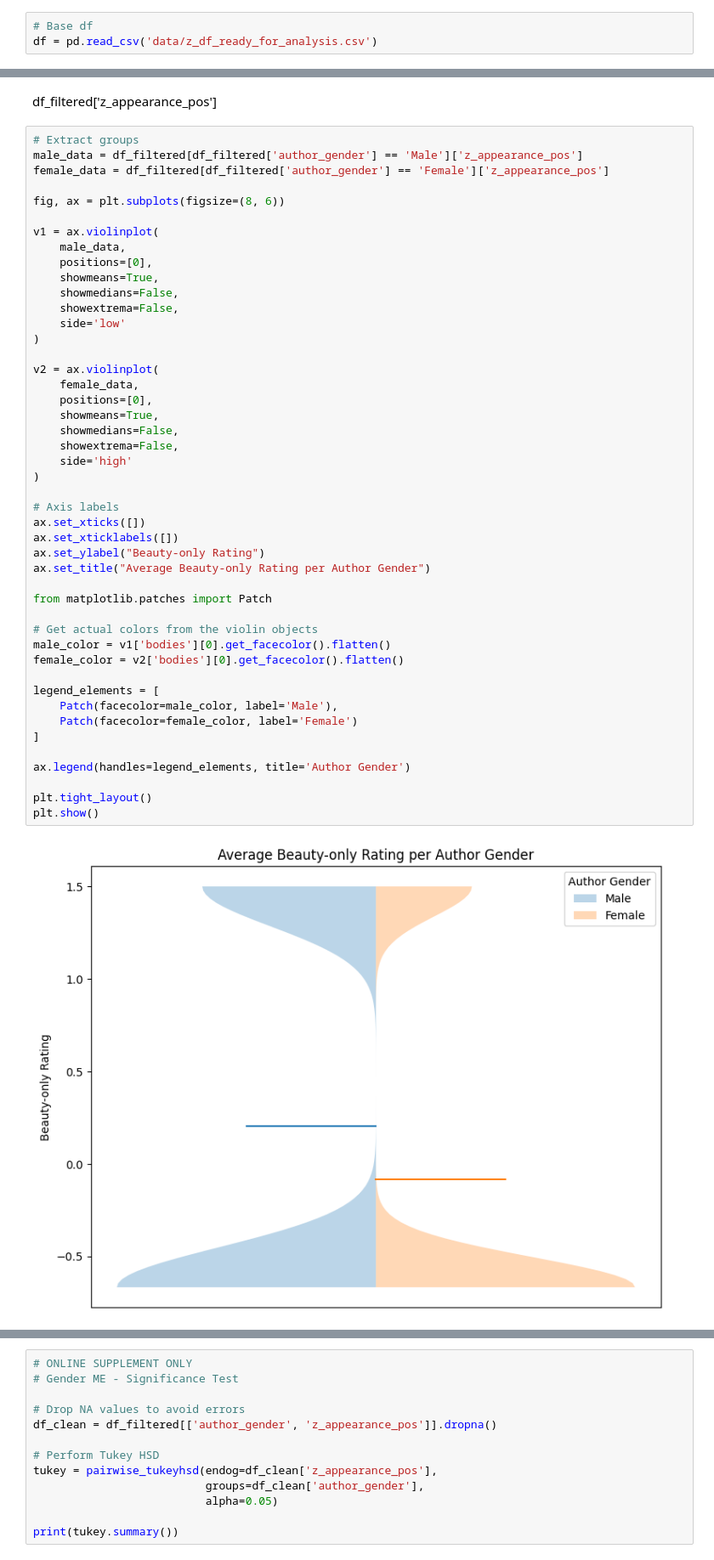
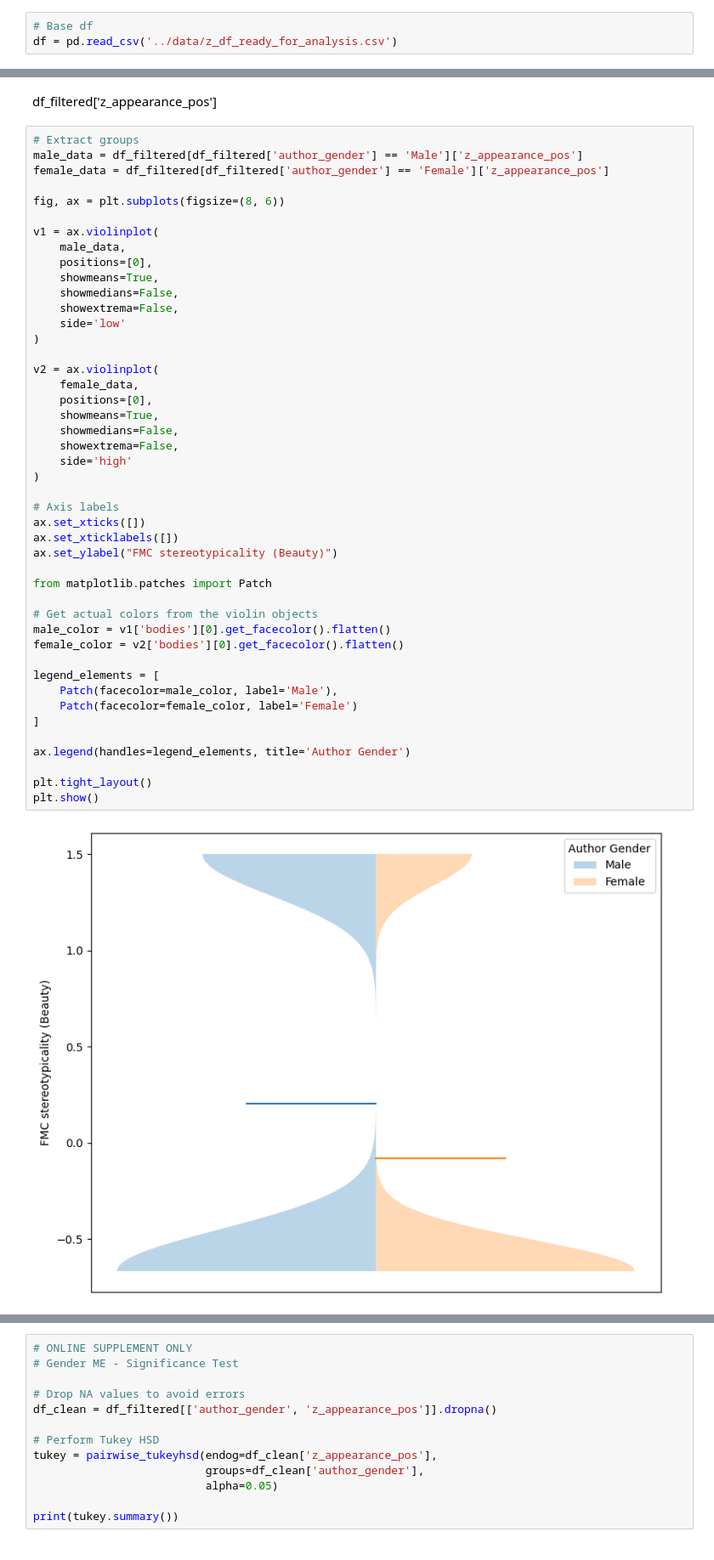
Before and after one commit to hannesrosenbusch/FMC_stereotypicality_and_author_gender, a Jupyter notebook: analysis scripts/5 analysis.ipynb, the cells around one changed output, grey strips where cells are left out. Shown at 85% size. Saved outputs shown, nothing was run; the diff lists cells and outputs as text.

```diff
--- a/analysis scripts/5 analysis.ipynb
+++ b/analysis scripts/5 analysis.ipynb
@@ -15,7 +15,7 @@ from scipy.stats import zscore
 import numpy as np
 # %%
 # Base df
-df = pd.read_csv('data/z_df_ready_for_analysis.csv')
+df = pd.read_csv('../data/z_df_ready_for_analysis.csv')
 # %%
 # Plot year outliers
 
@@ -2315,36 +2382,35 @@ v1 = ax.violinplot(
 
 v2 = ax.violinplot(
     female_data,
     positions=[0],
     showmeans=True,
     showmedians=False,
     showextrema=False,
     side='high'
 )
 
 # Axis labels
 ax.set_xticks([])
 ax.set_xticklabels([])
-ax.set_ylabel("Beauty-only Rating")
-ax.set_title("Average Beauty-only Rating per Author Gender")
+ax.set_ylabel("FMC stereotypicality (Beauty)")
 
 from matplotlib.patches import Patch
 
 # Get actual colors from the violin objects
 male_color = v1['bodies'][0].get_facecolor().flatten()
 female_color = v2['bodies'][0].get_facecolor().flatten()
 
 legend_elements = [
     Patch(facecolor=male_color, label='Male'),
     Patch(facecolor=female_color, label='Female')
 ]
 
 ax.legend(handles=legend_elements, title='Author Gender')
 
 plt.tight_layout()
 plt.show()
 # %% [output]
-[figure, old version]
+[figure, new version]
 # %%
 # Author Gender - Effect size
 
```
Also changed, not shown: parts of 21 cells of this notebook, 14 other files.
